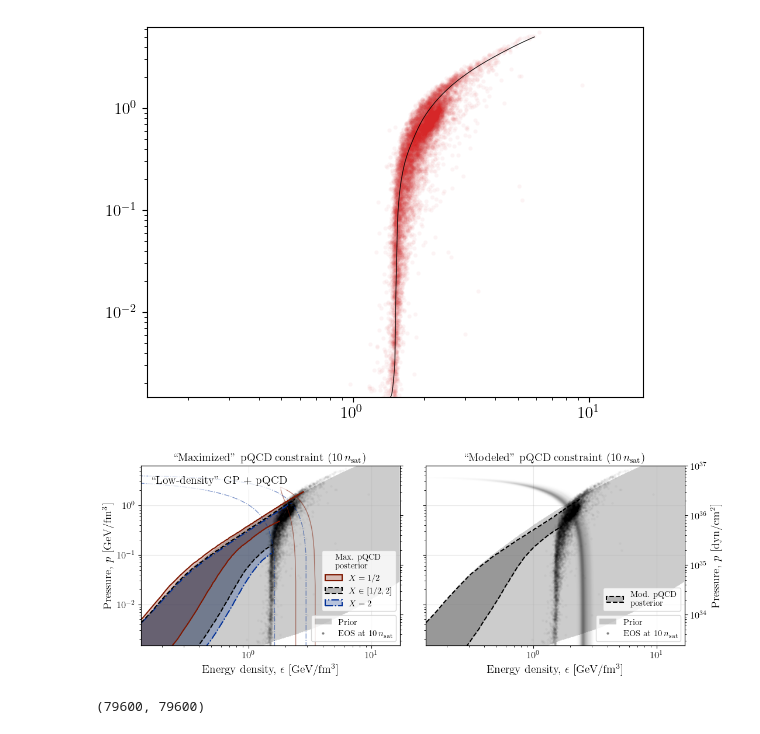
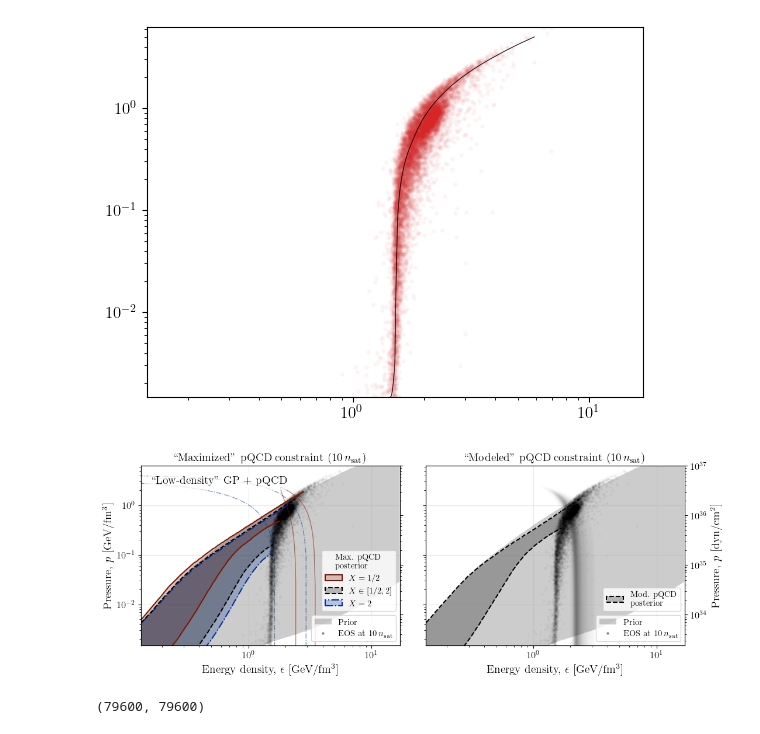
Before and after one commit to eliotfinch/pqcd, a Jupyter notebook: notebooks/plot_pressure_vs_energy_density.ipynb, the cells around one changed output. Saved outputs shown, nothing was run; the diff lists cells and outputs as text; code cells hidden in the pictures.

```diff
--- a/notebooks/plot_pressure_vs_energy_density.ipynb
+++ b/notebooks/plot_pressure_vs_energy_density.ipynb
@@ -66,19 +66,16 @@ transparent_to_black = ListedColormap(colors, name='TransparentToBlack')
 
 n0 = 10*nsat
 
-with open(
-    '../data/eos-extensions/eos_extensions_'
-    's-G-1p25-0p25_l-U-1-20_meancs2-G-0.3-0.3_pQCD-25-40.pickle',
-    'rb'
-    ) as f:
-    eos_extensions = pickle.load(f)
+eos_extensions = pd.read_hdf(
+    '../data/eos-extensions/eos_extensions_s-G-1p25-0p25_l-U-1-20_meancs2-G-0.3-0.3_pQCD-25-40.h5',
+)
 
 eos_extensions['n'] = (eos_extensions['p'] + eos_extensions['e'])/eos_extensions['mu']
 
 e_kde = []
 p_kde = []
 for index, eos in eos_extensions.iterrows():
-    highlight_index = np.argmin((eos.n[:-1]-n0)**2)
+    highlight_index = np.argmin((eos.n[1:]-n0)**2)
     e_kde.append(eos.e[highlight_index])
     p_kde.append(eos.p[highlight_index])
 
@@ -501,7 +498,7 @@ custom_handles = [
 
 custom_labels = [
     '$X = 1/2$',
-    '$X \in [1/2,2]$',
+    r'$X \in [1/2,2]$',
     '$X = 2$',
 ]
 
@@ -546,7 +543,7 @@ custom_handles = [
 
 custom_labels = [
     'Prior',
-    'EOS at $10\,n_\mathrm{sat}$',
+    r'EOS at $10\,n_\mathrm{sat}$',
 ]
 
 for ax in axs:
@@ -560,36 +557,36 @@ for ax in axs:
 # ---
 
 axs[0].text(
     0.04,
     0.9,
     "``Low-density'' GP + pQCD",
     transform=axs[0].transAxes,
     # add background
     bbox=dict(facecolor='white', alpha=0.75, edgecolor='none')
 )
 
 # ---
 
 twinx = axs[1].twinx()
 twinx.set_yscale('log')
 twinx.set_ylim(GeV_per_cubic_femtometer_to_dyn_per_square_cm(np.array(axs[1].get_ylim())))
 twinx.set_ylabel(r'Pressure, $p\ [\mathrm{dyn}/\mathrm{cm}^2]$')
 
 twinx = axs[0].twinx()
 twinx.set_yscale('log')
 twinx.set_ylim(GeV_per_cubic_femtometer_to_dyn_per_square_cm(np.array(axs[1].get_ylim())))
 twinx.set_yticklabels([])
 
 for ax in axs:
     ax.set_xlabel(r'Energy density, $\epsilon$ [GeV/fm$^3$]')
 axs[0].set_ylabel(r'Pressure, $p$ [GeV/fm$^3$]')
 
-axs[0].set_title('``Maximized" pQCD constraint ($10\,n_\mathrm{sat}$)')
-axs[1].set_title('``Modeled" pQCD constraint ($10\,n_\mathrm{sat}$)')
+axs[0].set_title(r'``Maximized" pQCD constraint ($10\,n_\mathrm{sat}$)')
+axs[1].set_title(r'``Modeled" pQCD constraint ($10\,n_\mathrm{sat}$)')
 
 fig.savefig('figures/paper/pqcd_e_p_posterior_10nsat.pdf', bbox_inches='tight', dpi=300)
 # %% [output]
-[figure, old version]
+[figure, new version]
 # %%
 e_ntov = np.loadtxt(
     '../data/eos-draws-default/quantities_at_n/energy_density_ntov.dat'
```
Also changed, not shown: parts of 6 cells of this notebook.
